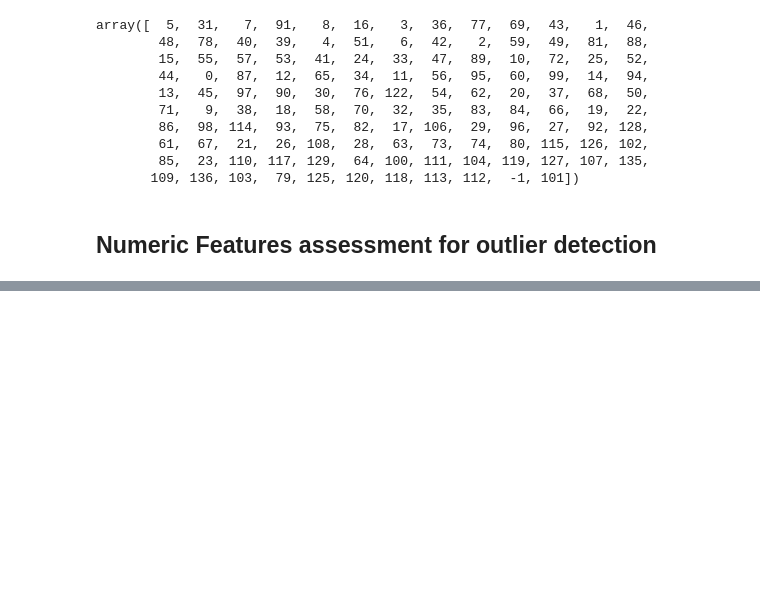
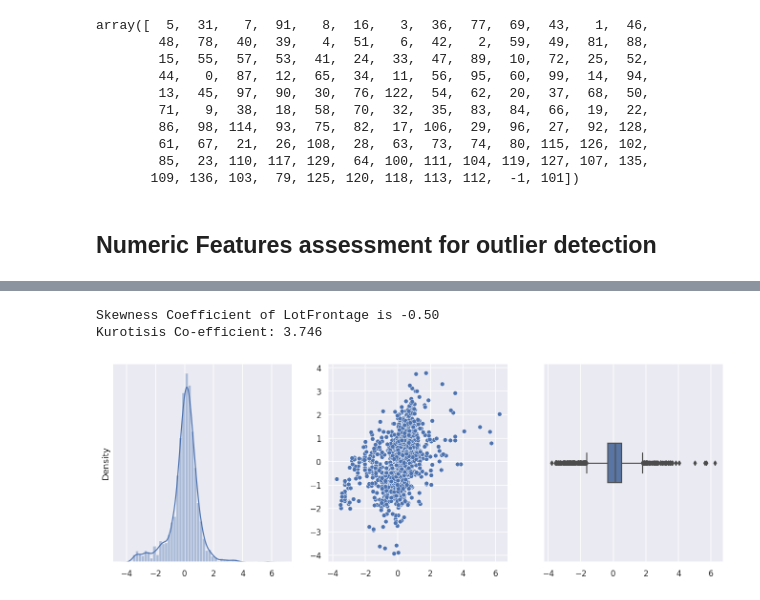
Before and after one commit to Blizter/regression-techniques, a Jupyter notebook: notebooks/variables_processing.ipynb, the cells around one changed output, grey strips where cells are left out. Saved outputs shown, nothing was run; the diff lists cells and outputs as text; code cells hidden in the pictures; blank space fills up the shorter version.

```diff
--- a/notebooks/variables_processing.ipynb
+++ b/notebooks/variables_processing.ipynb
@@ -490,0 +504,6 @@ Skewness Coefficient of LotFrontage is 1.68
+# %%
+plot_transformed_numeric_features("LotArea").show()
+# %% [output]
+Skewness Coefficient of LotFrontage is -0.50
+Kurotisis Co-efficient: 3.746
+[figure, added]
```
Also changed, not shown: parts of 18 cells of this notebook.
